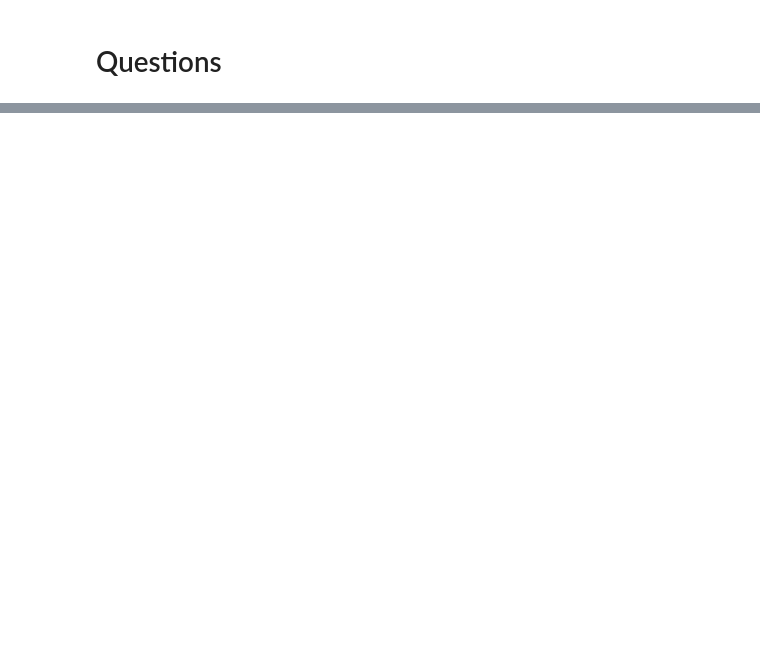
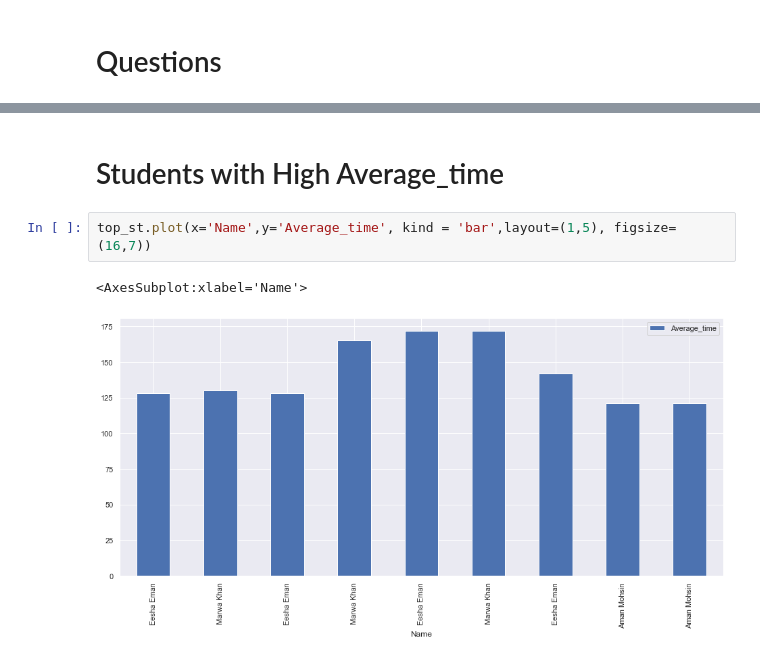
Before and after one commit to kashaf874/EDA, a Jupyter notebook: eda_devnation_data/Exploratory Data Analysis on data of DevNation Students.ipynb, the cells around one changed output, grey strips where cells are left out. Cells and saved outputs as stored; diff of their text form; blank space fills up the shorter version.

```diff
--- a/eda_devnation_data/Exploratory Data Analysis on data of DevNation Students.ipynb
+++ b/eda_devnation_data/Exploratory Data Analysis on data of DevNation Students.ipynb
@@ -242,0 +302,7 @@ ValueError: cannot reshape array of size 157 into shape (9)
+# %% [markdown]
+# Students with High Average_time
+# %%
+top_st.plot(x='Name',y='Average_time', kind = 'bar',layout=(1,5), figsize=(16,7))
+# %% [output]
+<AxesSubplot:xlabel='Name'>
+[figure, added]
```
Also changed, not shown: parts of 28 cells of this notebook.
